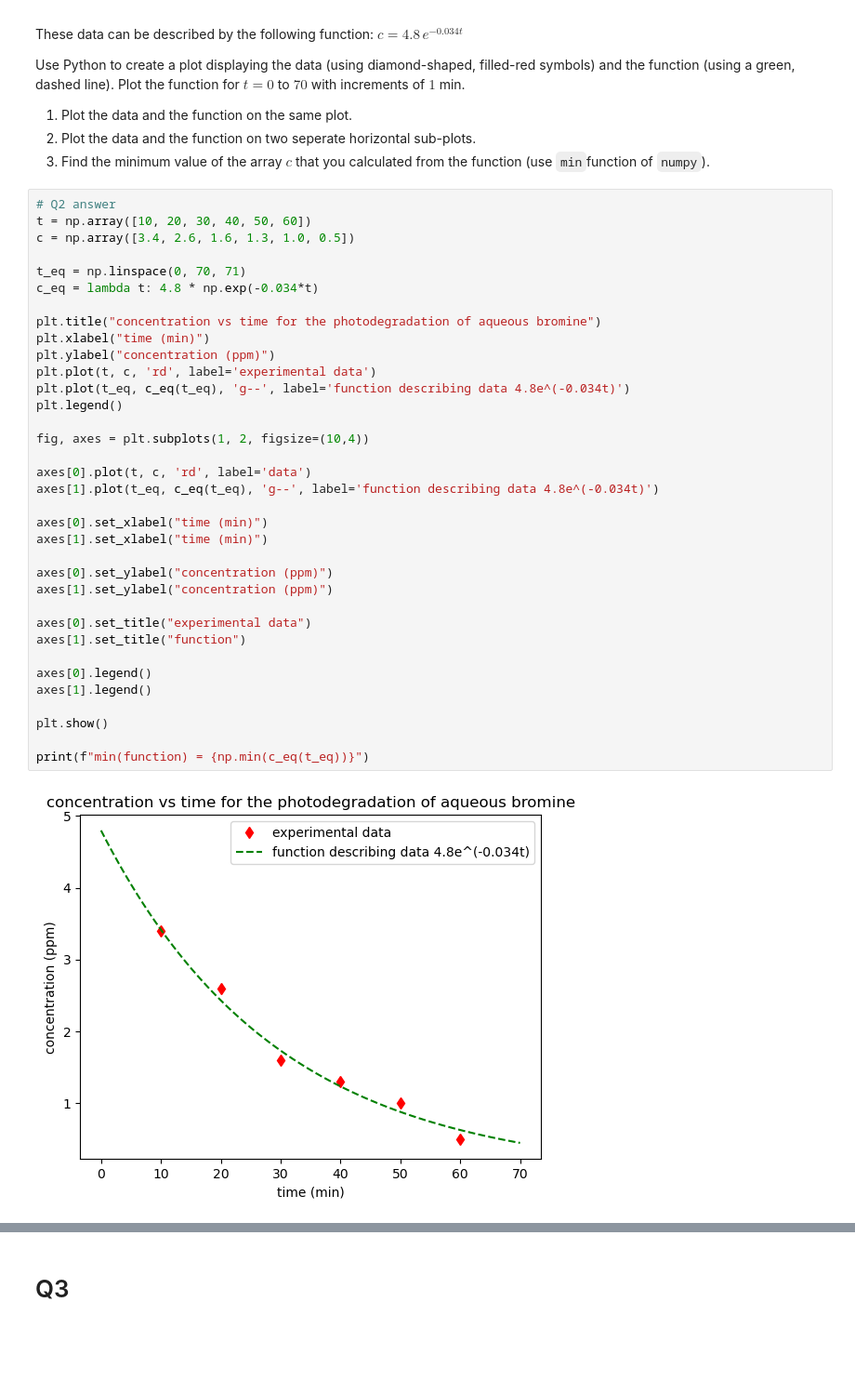
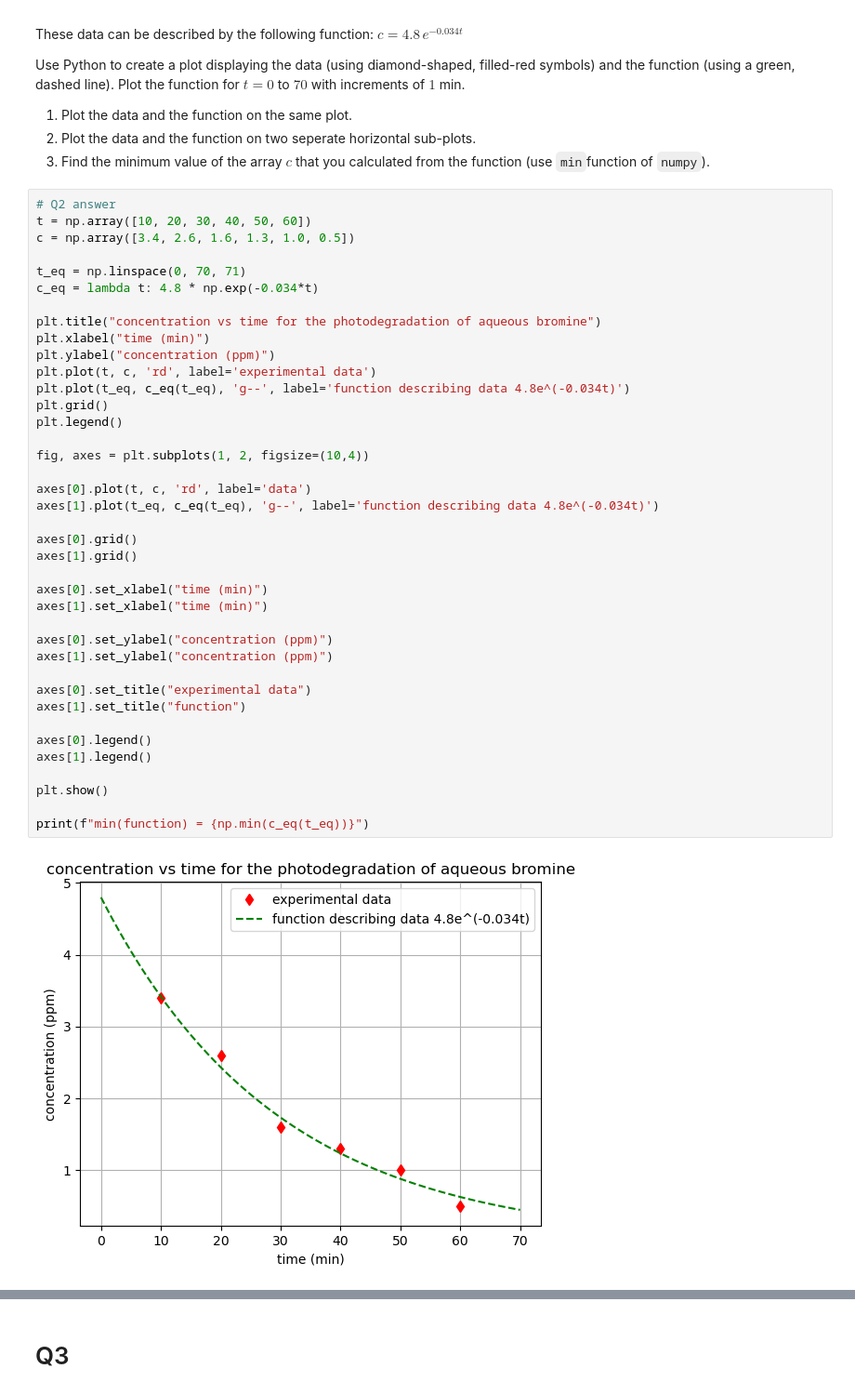
Before and after one commit to JimInput/ME2015, a Jupyter notebook: mod2/AssignmentM22.ipynb, the cells around one changed output, grey strips where cells are left out. Shown at 93% size. Drawn from its saved outputs; the diff is of its cells as text; blank space fills up the shorter version.

```diff
--- a/mod2/AssignmentM22.ipynb
+++ b/mod2/AssignmentM22.ipynb
@@ -57,31 +57,35 @@ t_eq = np.linspace(0, 70, 71)
 c_eq = lambda t: 4.8 * np.exp(-0.034*t)
 
 plt.title("concentration vs time for the photodegradation of aqueous bromine")
 plt.xlabel("time (min)")
 plt.ylabel("concentration (ppm)")
 plt.plot(t, c, 'rd', label='experimental data')
 plt.plot(t_eq, c_eq(t_eq), 'g--', label='function describing data 4.8e^(-0.034t)')
+plt.grid()
 plt.legend()
 
 fig, axes = plt.subplots(1, 2, figsize=(10,4))
 
 axes[0].plot(t, c, 'rd', label='data')
 axes[1].plot(t_eq, c_eq(t_eq), 'g--', label='function describing data 4.8e^(-0.034t)')
+
+axes[0].grid()
+axes[1].grid()
 
 axes[0].set_xlabel("time (min)")
 axes[1].set_xlabel("time (min)")
 
 axes[0].set_ylabel("concentration (ppm)")
 axes[1].set_ylabel("concentration (ppm)")
 
 axes[0].set_title("experimental data")
 axes[1].set_title("function")
 
 axes[0].legend()
 axes[1].legend()
 
 plt.show()
 
 print(f"min(function) = {np.min(c_eq(t_eq))}")
 # %% [output]
-[figure, old version]
+[figure, new version]
```
Also changed, not shown: parts of 4 cells of this notebook.
